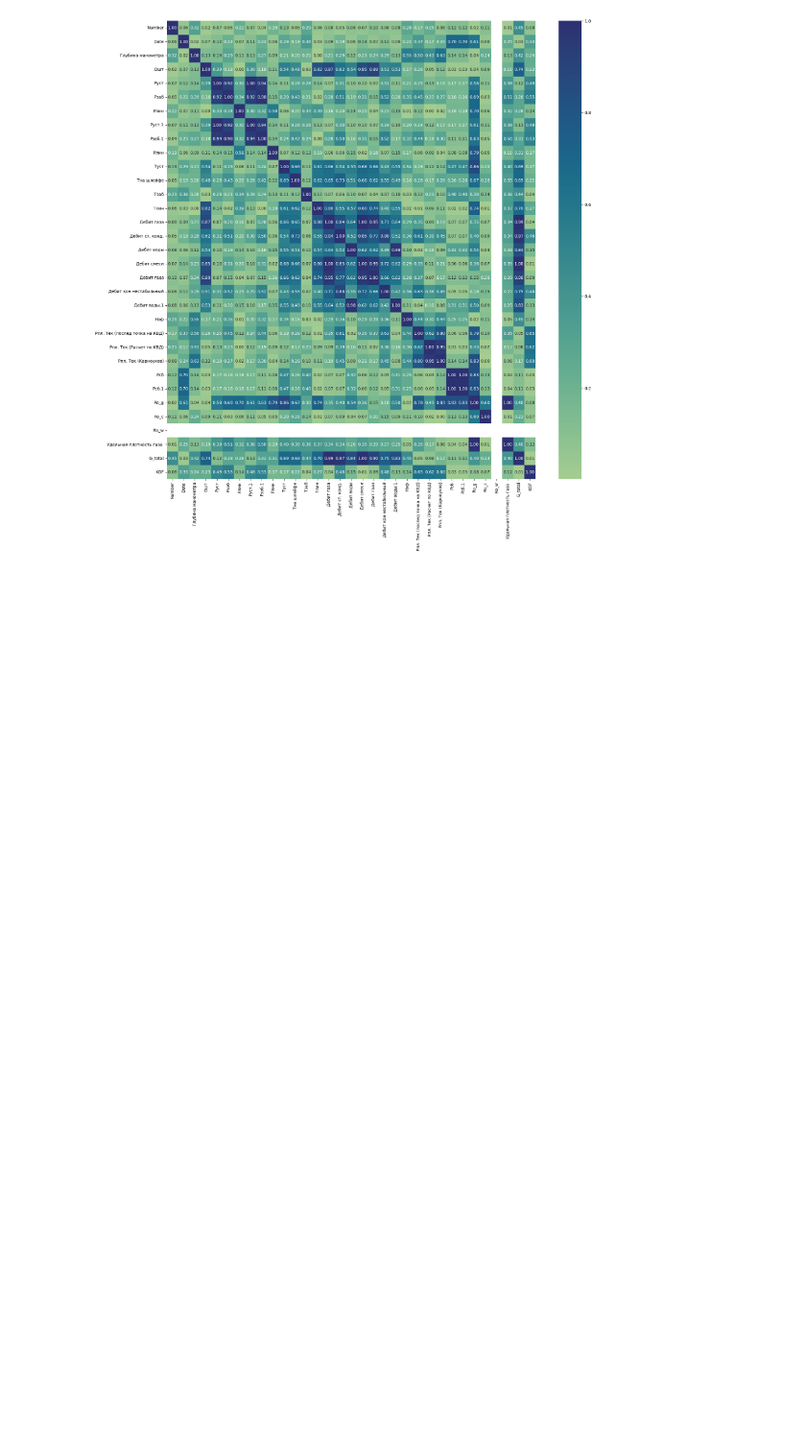
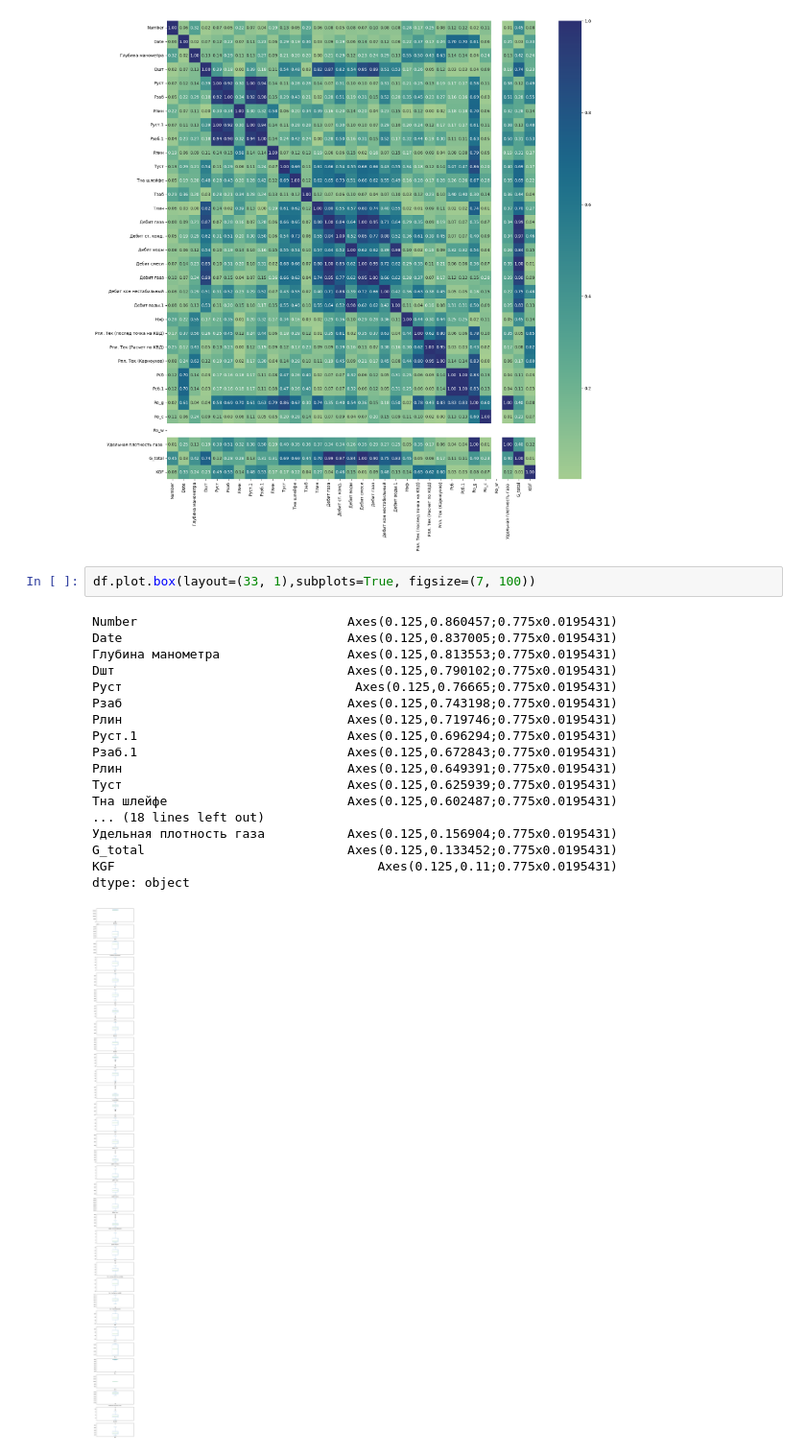
Before and after one commit to pstpn/ml, a Jupyter notebook: eda/eda.ipynb, the cells around one changed output. Shown at 96% size. Drawn from its saved outputs; the diff is of its cells as text; blank space fills up the shorter version.

```diff
--- a/eda/eda.ipynb
+++ b/eda/eda.ipynb
@@ -141,3 +141,24 @@ plt.show()
 | KGF | 0.081185 | 0.328005 | 0.243306 | 0.231636 | 0.494718 | 0.548383 | 0.141389 | 0.481088 | 0.525020 | 0.167872 | ... |
 33 rows × 33 columns
 [figure]
+# %%
+df.plot.box(layout=(33, 1),subplots=True, figsize=(7, 100))
+# %% [output]
+Number                            Axes(0.125,0.860457;0.775x0.0195431)
+Date                              Axes(0.125,0.837005;0.775x0.0195431)
+Глубина манометра                 Axes(0.125,0.813553;0.775x0.0195431)
+Dшт                               Axes(0.125,0.790102;0.775x0.0195431)
+Руст                               Axes(0.125,0.76665;0.775x0.0195431)
+Рзаб                              Axes(0.125,0.743198;0.775x0.0195431)
+Pлин                              Axes(0.125,0.719746;0.775x0.0195431)
+Руст.1                            Axes(0.125,0.696294;0.775x0.0195431)
+Рзаб.1                            Axes(0.125,0.672843;0.775x0.0195431)
+Рлин                              Axes(0.125,0.649391;0.775x0.0195431)
+Туст                              Axes(0.125,0.625939;0.775x0.0195431)
+Тна шлейфе                        Axes(0.125,0.602487;0.775x0.0195431)
+... (18 lines left out)
+Удельная плотность газа           Axes(0.125,0.156904;0.775x0.0195431)
+G_total                           Axes(0.125,0.133452;0.775x0.0195431)
+KGF                                   Axes(0.125,0.11;0.775x0.0195431)
+dtype: object
+[figure, added]
```
Also changed, not shown: parts of 4 cells of this notebook.
